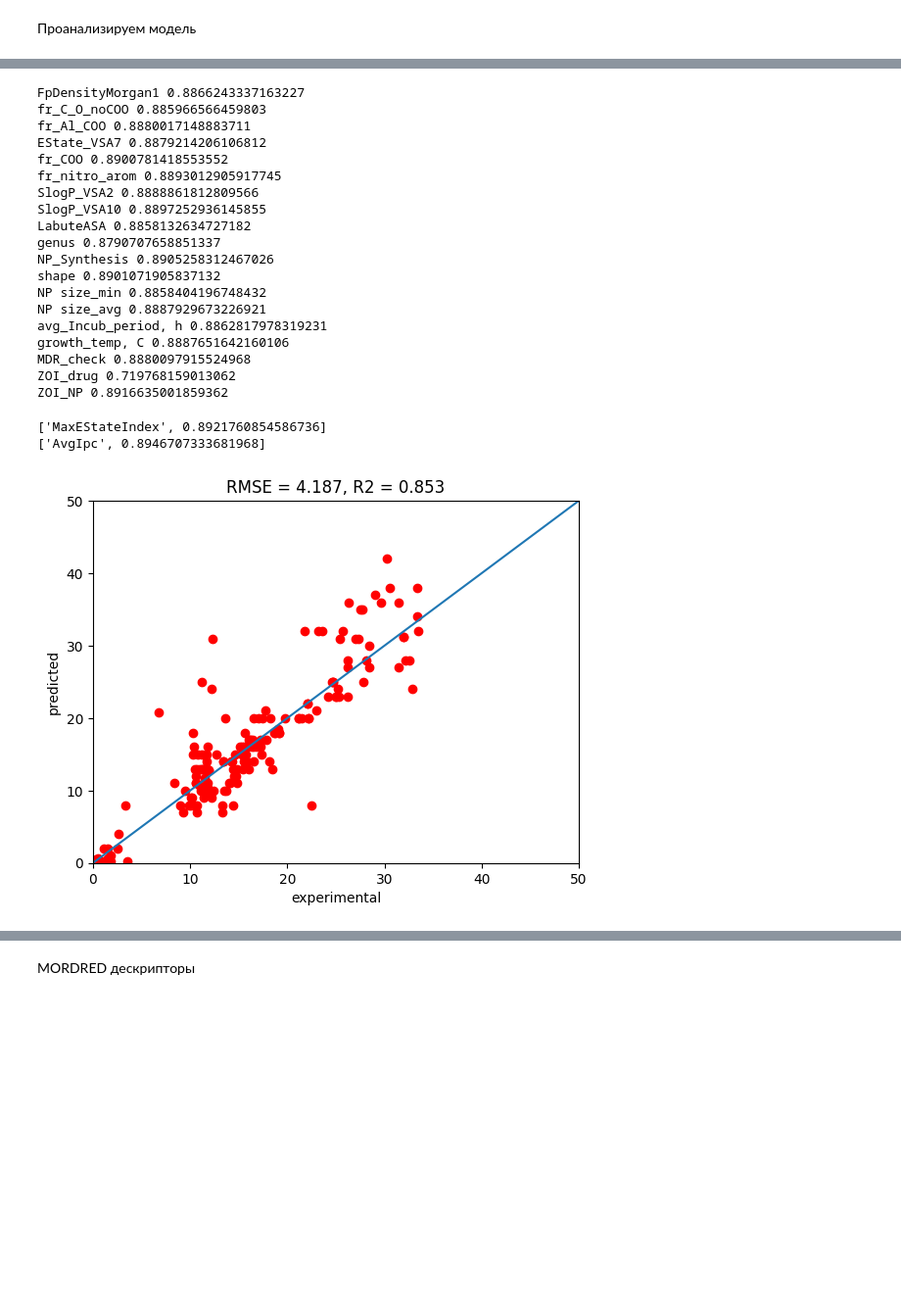
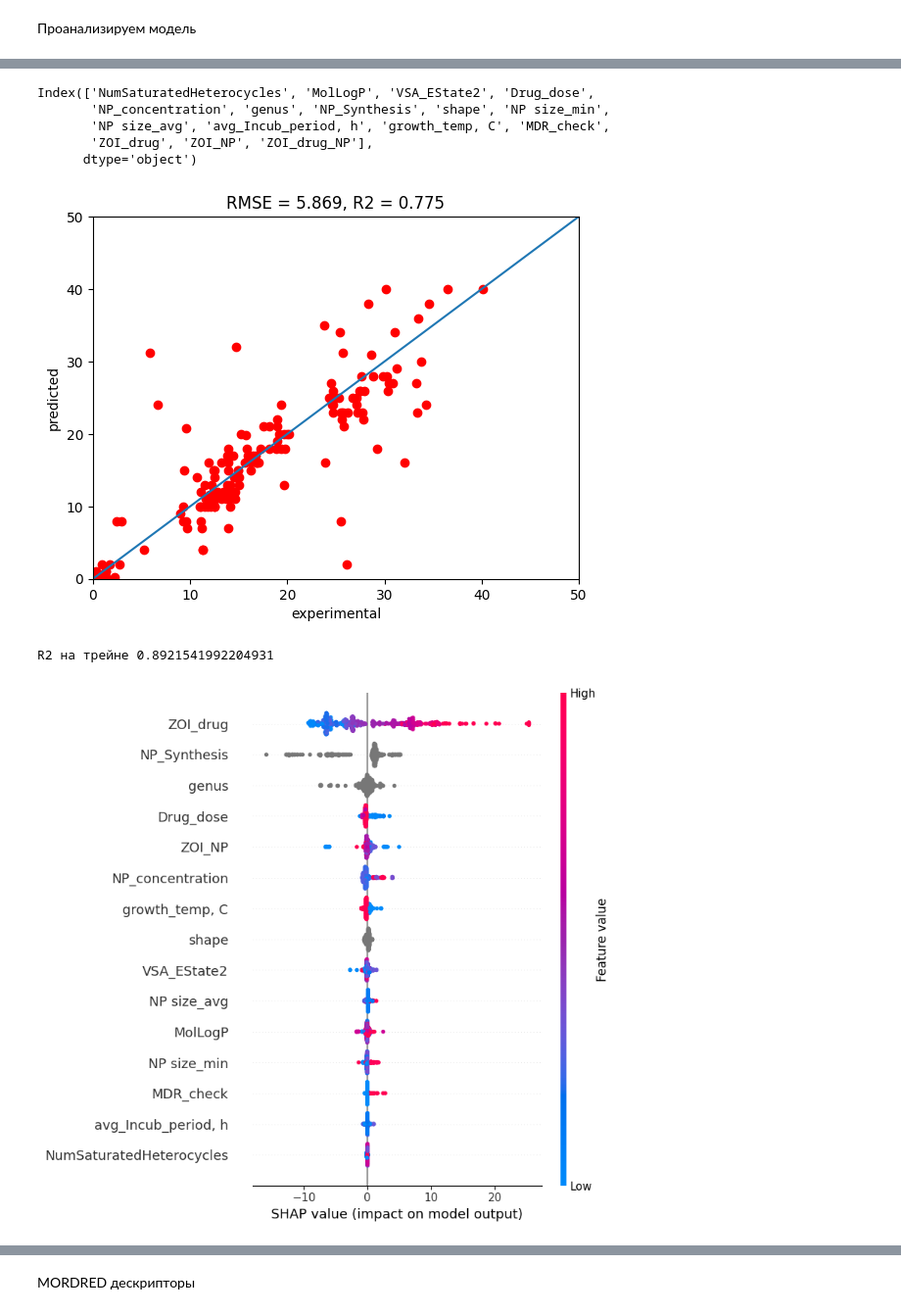
Before and after one commit to MariaAltisheva/hackathon, a Jupyter notebook: DC_team_5.ipynb, the cells around one changed output, grey strips where cells are left out. Shown at 98% size. Drawn from its saved outputs; the diff is of its cells as text; code cells hidden in the pictures; blank space fills up the shorter version.

```diff
--- a/DC_team_5.ipynb
+++ b/DC_team_5.ipynb
@@ -338,14 +377,13 @@ def model_with_plot(dataset, rg):
 #Вывести общий R2 на трейне всего датасета и график feature importance
 def feature_stats(dataset, rg):
 
-  rg = sklearn.tree.DecisionTreeRegressor()
   rg.fit(dataset.iloc[:, :-1], dataset.iloc[:, -1])
   print('R2 на трейне', sklearn.metrics.r2_score(dataset.iloc[:, -1], rg.predict(dataset.iloc[:, :-1])))
 
   explainer = shap.TreeExplainer(rg) #(для моделей основанных на деревьях)
   shap_values = explainer(dataset.iloc[:, :-1])
 
-  shap.summary_plot(shap_values, dataset.iloc[:, :-1], plot_type='bar')
+  shap.summary_plot(shap_values, dataset.iloc[:, :-1], plot_type='dot')
 # %%
 #Рассмотреть точность модели после удаления одного из дескрипторов
 def r2_after_del(dataset, rg):
@@ -414,9 +452,9 @@ def data_desc(dataset): #Рассчитать все rdkit дескриптор
 
   return descriptors.T
 # %%
-#Считаем ВСЕ дескрипторы для всех молекул антибиотика
+#Считаем все rdkit дескрипторы для всех молекул антибиотика
 descriptors = data_desc(data)
 descriptors = normalize(descriptors) #нормализация
-descriptors = descriptors.dropna(axis=1) #убираем неудачано рассчитаные дескрипторы
+descriptors = descriptors.dropna(axis=1, how='any') #убираем неудачано рассчитаные дескрипторы
 descriptors.index = data.index
 # %%
@@ -461,5 +521,5 @@ KeyboardInterrupt: ignored
 Проанализируем модель
 # %%
 #Прибавим найденные дескрипторы к общему датасету и выкинуть smiles
-best_descriptors = ['FpDensityMorgan1', 'fr_C_O_noCOO', 'fr_Al_COO', 'EState_VSA7', 'fr_COO', 'fr_nitro_arom', 'SlogP_VSA2', 'SlogP_VSA10', 'LabuteASA']
+best_descriptors = ['FpDensityMorgan1', 'fr_Al_COO', 'EState_VSA7', 'fr_nitro_arom', 'SlogP_VSA10', 'LabuteASA', 'fr_C_O_noCOO', 'fr_COO', 'SlogP_VSA2']
 dataset = pd.concat([descriptors.loc[:, best_descriptors], data.drop(['smiles'], axis=1)], axis=1)
@@ -466 +530,4 @@ dataset = pd.concat([descriptors.loc[:, best_descriptors], data.drop(['smiles'],
+# %%
+#Выкинем сильно коррелирующие столбы
+dataset = dataset.drop(['fr_C_O_noCOO', 'fr_COO', 'SlogP_VSA2'], axis=1)
 # %%
@@ -498,33 +565,18 @@ R2 на трейне 0.9714087499086147
-# %%
-r2_after_del(dataset)
-# %% [output]
-FpDensityMorgan1 0.8866243337163227
-fr_C_O_noCOO 0.885966566459803
-fr_Al_COO 0.8880017148883711
-EState_VSA7 0.8879214206106812
-fr_COO 0.8900781418553552
-fr_nitro_arom 0.8893012905917745
-SlogP_VSA2 0.8888861812809566
-SlogP_VSA10 0.8897252936145855
-LabuteASA 0.8858132634727182
-genus 0.8790707658851337
-NP_Synthesis 0.8905258312467026
-shape 0.8901071905837132
-NP size_min 0.8858404196748432
-NP size_avg 0.8887929673226921
-avg_Incub_period, h 0.8862817978319231
-growth_temp, C 0.8887651642160106
-MDR_check 0.8880097915524968
-ZOI_drug 0.719768159013062
-ZOI_NP 0.8916635001859362
-# %%
-append_desc_check(dataset, descriptors, sklearn.ensemble.GradientBoostingRegressor())
-# %% [output]
-['MaxEStateIndex', 0.8921760854586736]
-['AvgIpc', 0.8946707333681968]
+# %%
+dataset.columns
+# %% [output]
+Index(['NumSaturatedHeterocycles', 'MolLogP', 'VSA_EState2', 'Drug_dose',
+       'NP_concentration', 'genus', 'NP_Synthesis', 'shape', 'NP size_min',
+       'NP size_avg', 'avg_Incub_period, h', 'growth_temp, C', 'MDR_check',
+       'ZOI_drug', 'ZOI_NP', 'ZOI_drug_NP'],
+      dtype='object')
 # %%
-#Выбросим ненужные фичи и пострим график
-dataset = dataset.drop(['fr_nitro_arom', 'MDR_check'], axis=1)
+#Выбросим ненужные фичи и пострим график и диаграмму feature importance
+
+#dataset = dataset.drop(['fr_nitro_arom', 'MDR_check', 'fr_Al_COO', 'SlogP_VSA10', 'shape'], axis=1)
 model_with_plot(dataset, sklearn.ensemble.GradientBoostingRegressor())
+feature_stats(dataset, sklearn.ensemble.GradientBoostingRegressor())
 # %% [output]
-[figure, old version]
+[figure, new version]
+R2 на трейне 0.8921541992204931
+[figure, added]
```
Also changed, not shown: parts of 39 cells of this notebook.
